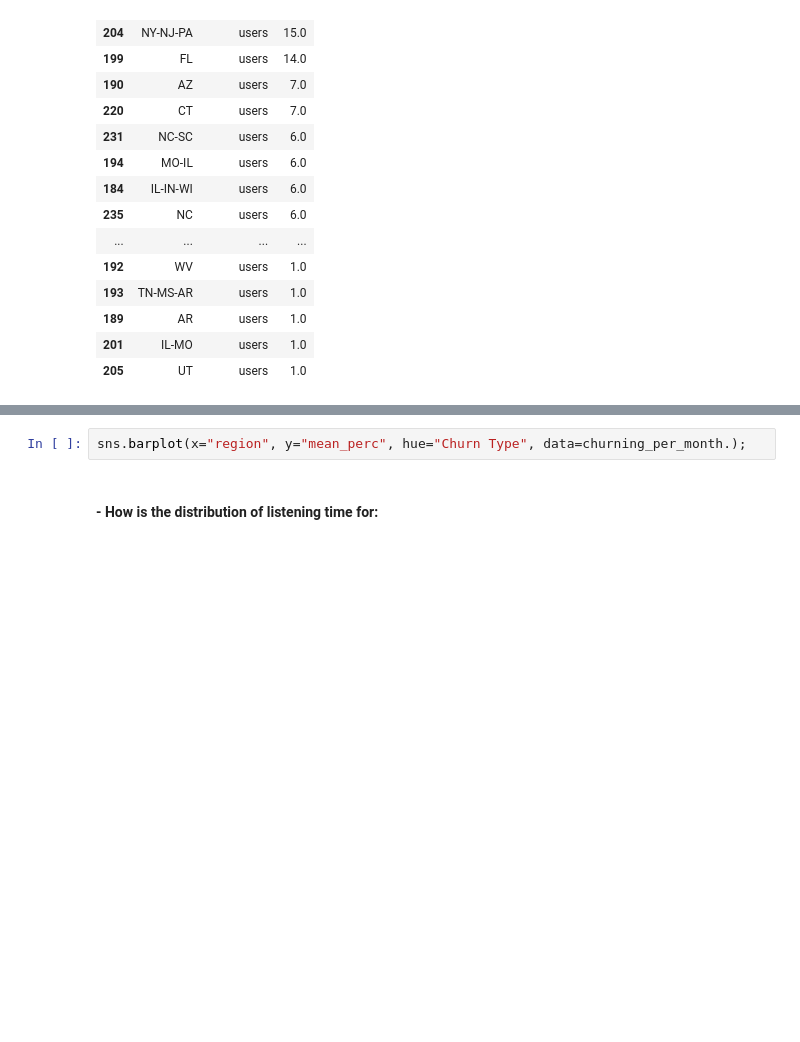
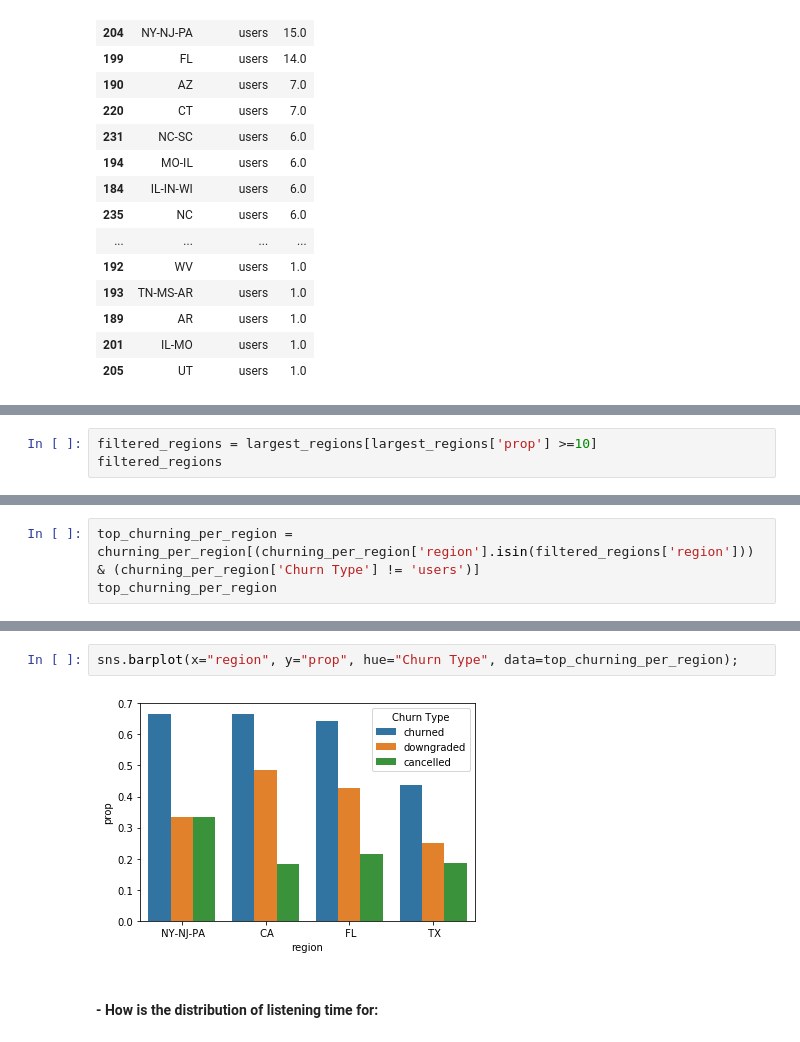
Before and after one commit to tarcisobraz/sparkify-churn-prediction, a Jupyter notebook: Sparkify.ipynb, the cells around one changed output, grey strips where cells are left out. Cells and saved outputs as stored; diff of their text form; blank space fills up the shorter version.

```diff
--- a/Sparkify.ipynb
+++ b/Sparkify.ipynb
@@ -490,0 +468,3 @@ users_per_region = df.groupBy('region').
+# %%
+filtered_regions = largest_regions[largest_regions['prop'] >=10]
+filtered_regions
@@ -490,0 +477,3 @@ users_per_region = df.groupBy('region').
+# %%
+top_churning_per_region = churning_per_region[(churning_per_region['region'].isin(filtered_regions['region'])) & (churning_per_region['Churn Type'] != 'users')]
+top_churning_per_region
@@ -491,5 +494,7 @@ users_per_region = df.groupBy('region').
 # %%
-sns.barplot(x="region", y="mean_perc", hue="Churn Type", data=churning_per_month.);
+sns.barplot(x="region", y="prop", hue="Churn Type", data=top_churning_per_region);
+# %% [output]
+[figure, added]
 # %% [markdown]
 #### - How is the distribution of listening time for:
 # %% [markdown]
```
Also changed, not shown: parts of 15 cells of this notebook.
